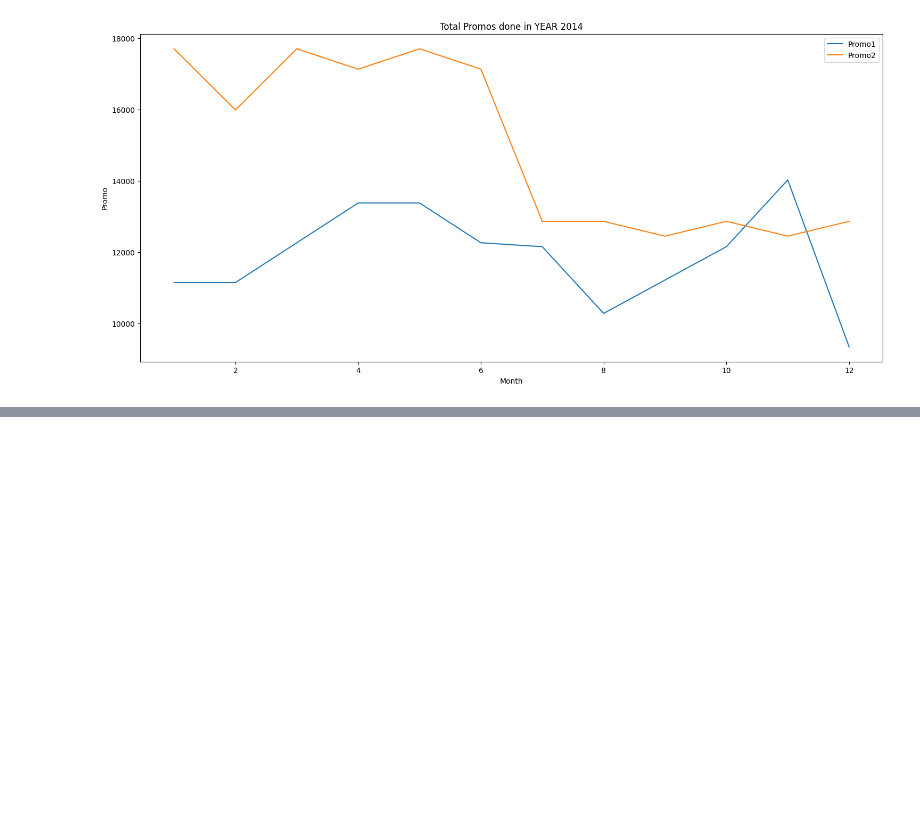
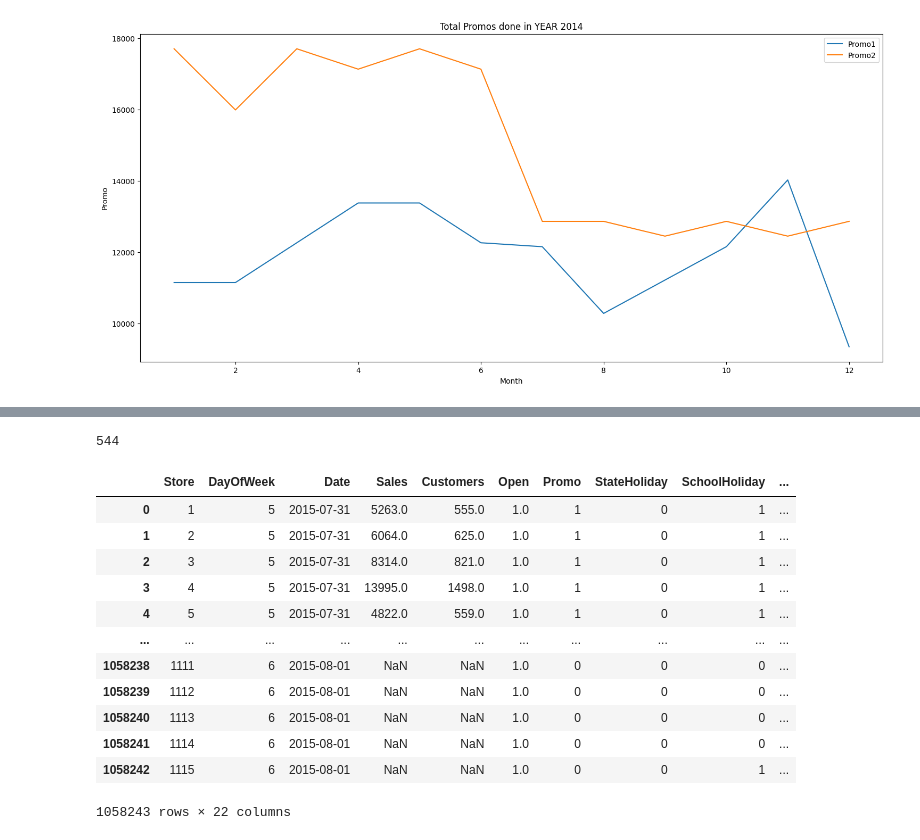
Before and after one commit to susannahsu/rossman-store-sales, a Jupyter notebook: rossman_sales_prediction.ipynb, the cells around one changed output, grey strips where cells are left out. Drawn from its saved outputs; the diff is of its cells as text; code cells hidden in the pictures; blank space fills up the shorter version.

```diff
--- a/rossman_sales_prediction.ipynb
+++ b/rossman_sales_prediction.ipynb
@@ -357,0 +462,4 @@ plt.show()
+# %%
+store_df['CompetitionOpen'] = competition_open
+store_df['CompetitionOpen'] = store_df['CompetitionOpen'].dt.strftime('%Y%m%d')
+store_df
@@ -357,0 +480,44 @@ plt.show()
+# %%
+promo = []
+for index, value in store_df[['Promo2SinceWeek', 'Promo2SinceYear']].iterrows():
+    try:
+        # Only proceed if neither year nor week is NaN
+        if pd.notna(value['Promo2SinceYear']) and pd.notna(value['Promo2SinceWeek']):
+            year, week = int(value['Promo2SinceYear']), int(value['Promo2SinceWeek'])
+            # Correct format string to include a day of the week (Monday = 0)
+            date = pd.to_datetime(f"{year} {week} 1", format='%Y %W %w')
+            promo.append(date)
+        else:
+            promo.append(np.nan)
+    except Exception as e:
+        print(f"Error processing row {index}: Year={value['Promo2SinceYear']}, Week={value['Promo2SinceWeek']} - {e}")
+        promo.append(np.nan)
+
+promo = pd.Series(promo)
+promo.isna().sum()
+# %% [output]
+544
+# %%
+store_df['PromoSince'] = promo #converted int to datetime
+store_df['PromoSince'] = store_df.PromoSince.dt.strftime('%Y%m%d')
+# %%
+store_features = ['Store', 'StoreType', 'Assortment', 'CompetitionDistance', 'CompetitionOpen',
+                  'PromoSince', '0_PromoInterval']
+#1_PromoInterval, 2_PromoInterval, 3_PromoInterval irrelevent
+# %%
+df = pd.merge(df, store_df[store_features], how='left', on=['Store'])
+df
+# %% [output]
+|  | Store | DayOfWeek | Date | Sales | Customers | Open | Promo | StateHoliday | SchoolHoliday | ... |
+| 0 | 1 | 5 | 2015-07-31 | 5263.0 | 555.0 | 1.0 | 1 | 0 | 1 | ... |
+| 1 | 2 | 5 | 2015-07-31 | 6064.0 | 625.0 | 1.0 | 1 | 0 | 1 | ... |
+| 2 | 3 | 5 | 2015-07-31 | 8314.0 | 821.0 | 1.0 | 1 | 0 | 1 | ... |
+| 3 | 4 | 5 | 2015-07-31 | 13995.0 | 1498.0 | 1.0 | 1 | 0 | 1 | ... |
+| 4 | 5 | 5 | 2015-07-31 | 4822.0 | 559.0 | 1.0 | 1 | 0 | 1 | ... |
+| ... | ... | ... | ... | ... | ... | ... | ... | ... | ... | ... |
+| 1058238 | 1111 | 6 | 2015-08-01 | NaN | NaN | 1.0 | 0 | 0 | 0 | ... |
+| 1058239 | 1112 | 6 | 2015-08-01 | NaN | NaN | 1.0 | 0 | 0 | 0 | ... |
+| 1058240 | 1113 | 6 | 2015-08-01 | NaN | NaN | 1.0 | 0 | 0 | 0 | ... |
+| 1058241 | 1114 | 6 | 2015-08-01 | NaN | NaN | 1.0 | 0 | 0 | 0 | ... |
+| 1058242 | 1115 | 6 | 2015-08-01 | NaN | NaN | 1.0 | 0 | 0 | 1 | ... |
+1058243 rows × 22 columns
```
Also changed, not shown: parts of 59 cells of this notebook.
